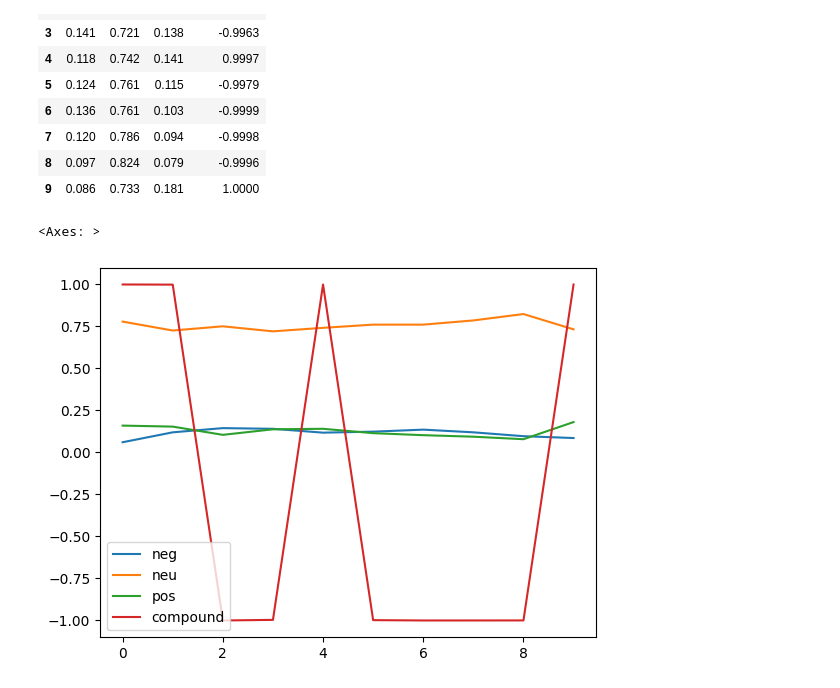
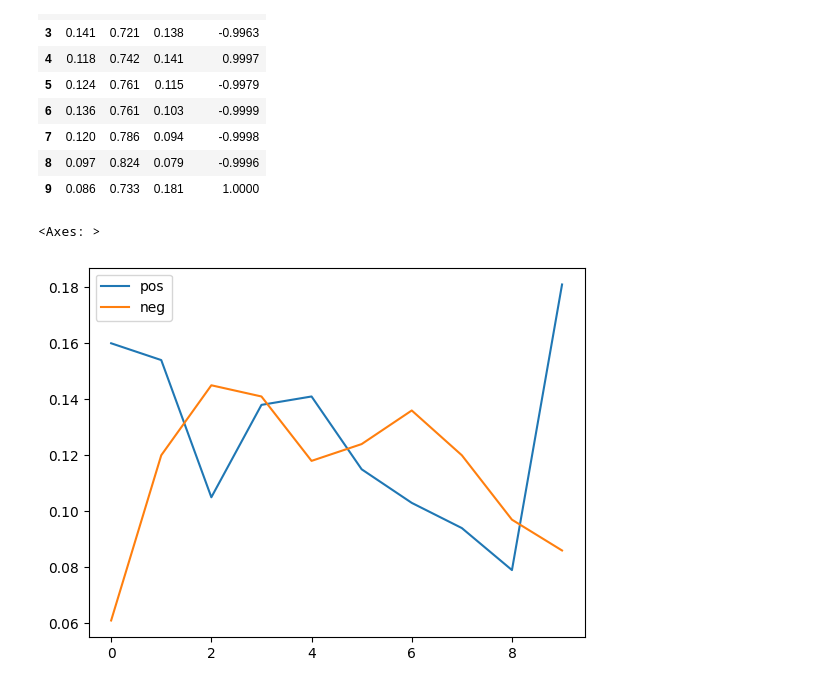
Before and after one commit to 1hella/book-analysis, a Jupyter notebook: NLP.ipynb, the cells around one changed output. Drawn from its saved outputs; the diff is of its cells as text; code cells hidden in the pictures.

```diff
--- a/NLP.ipynb
+++ b/NLP.ipynb
@@ -137,7 +137,7 @@ df
 | 8 | 0.097 | 0.824 | 0.079 | -0.9996 |
 | 9 | 0.086 | 0.733 | 0.181 | 1.0000 |
 # %%
-df.plot()
+df[['pos','neg']].plot()
 # %% [output]
 <Axes: >
-[figure, old version]
+[figure, new version]
```
Also changed, not shown: 1 other file.
